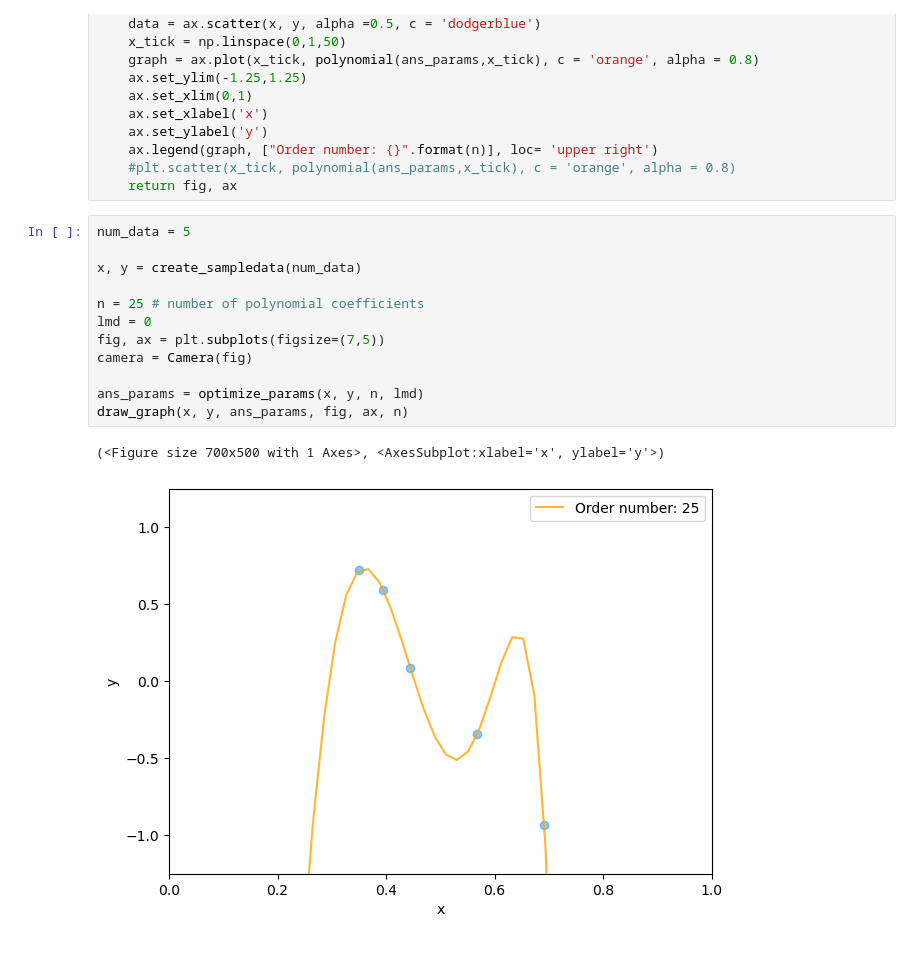
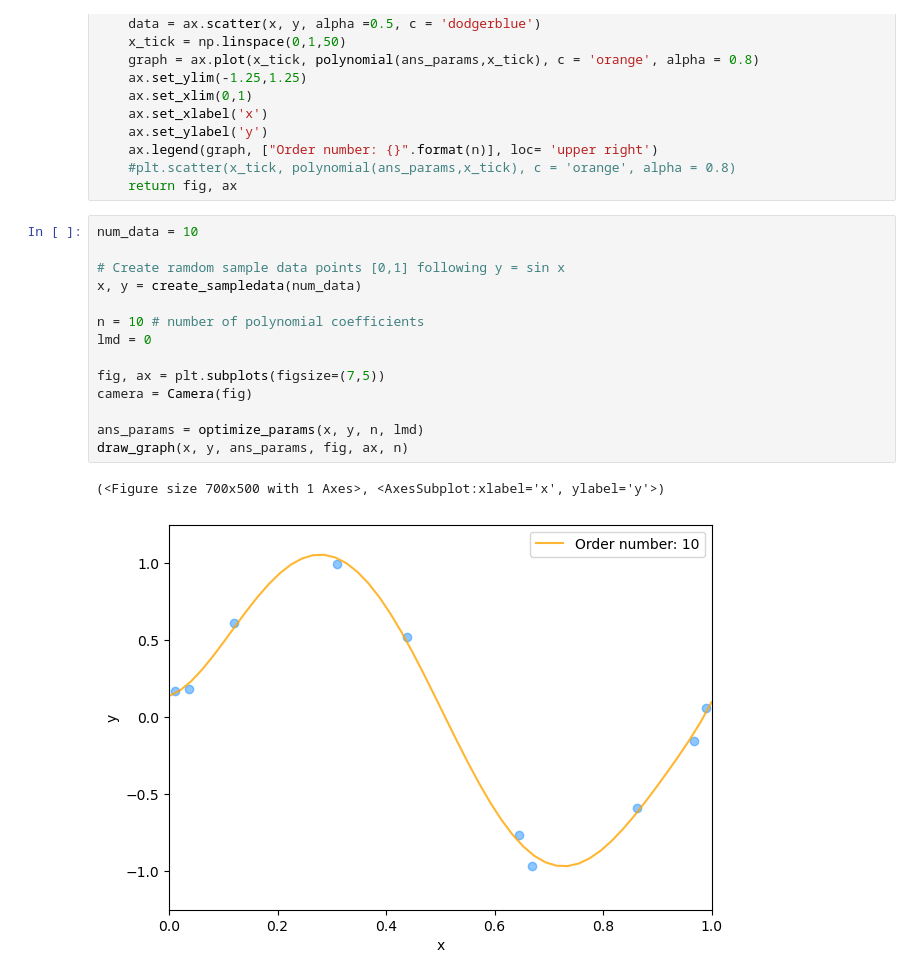
Before and after one commit to jykoresearch/personal-studies, a Jupyter notebook: PRML/curve_fitting/curvefitting.ipynb, the cells around one changed output. Drawn from its saved outputs; the diff is of its cells as text.

```diff
--- a/PRML/curve_fitting/curvefitting.ipynb
+++ b/PRML/curve_fitting/curvefitting.ipynb
@@ -63,20 +63,22 @@ def draw_graph(x,y,ans_params,fig,ax,n):
     #plt.scatter(x_tick, polynomial(ans_params,x_tick), c = 'orange', alpha = 0.8)
     return fig, ax
 # %%
-num_data = 5
+num_data = 10
 
+# Create ramdom sample data points [0,1] following y = sin x
 x, y = create_sampledata(num_data)
 
-n = 25 # number of polynomial coefficients
+n = 10 # number of polynomial coefficients
 lmd = 0
+
 fig, ax = plt.subplots(figsize=(7,5))
 camera = Camera(fig)
 
 ans_params = optimize_params(x, y, n, lmd)
 draw_graph(x, y, ans_params, fig, ax, n)
 # %% [output]
 (<Figure size 700x500 with 1 Axes>, <AxesSubplot:xlabel='x', ylabel='y'>)
-[figure, old version]
+[figure, new version]
 # %%
 num_data = 10
 x, y = create_sampledata(num_data)
```
Also changed, not shown: parts of 1 cell of this notebook, 2 other files.
